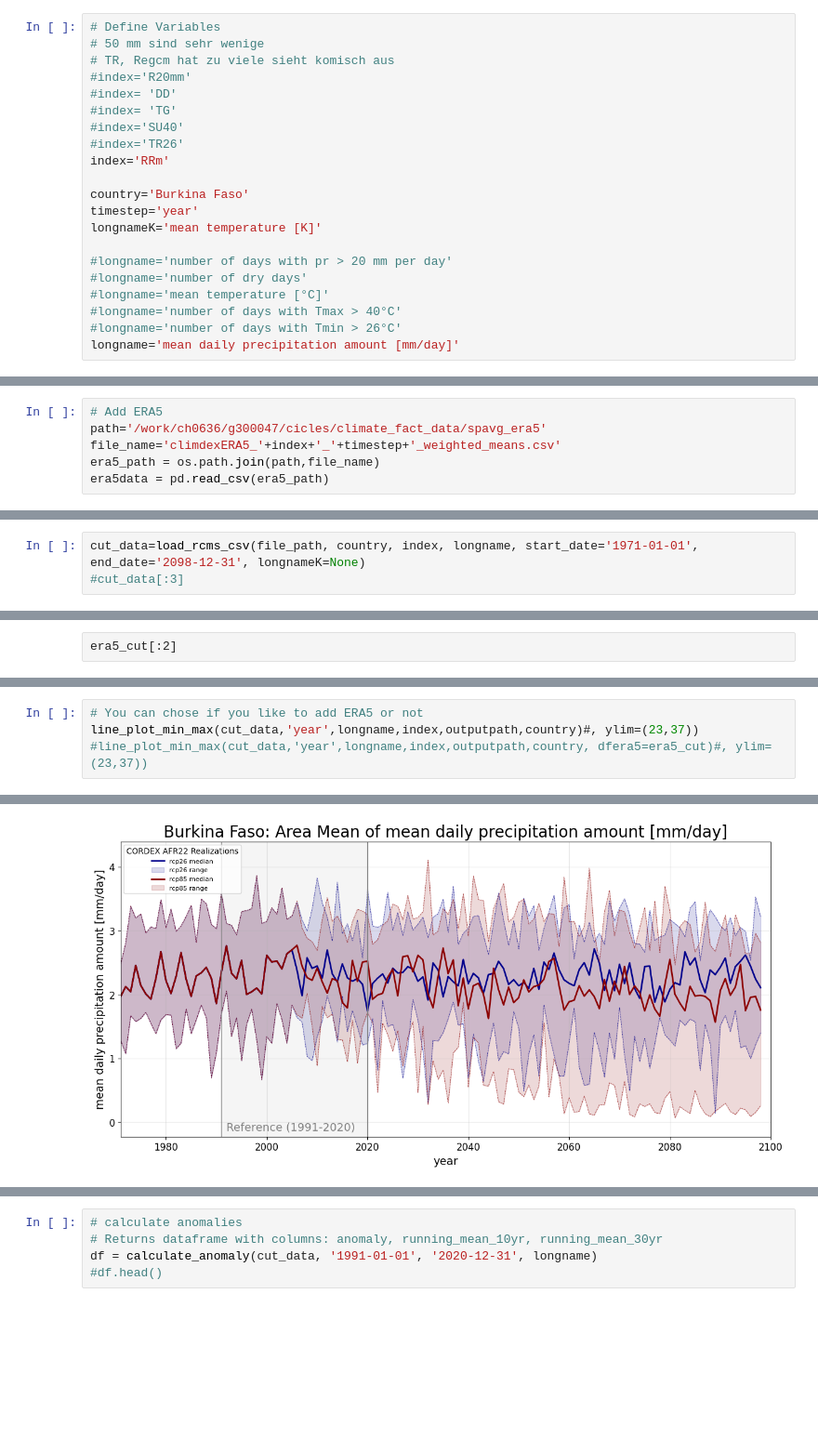
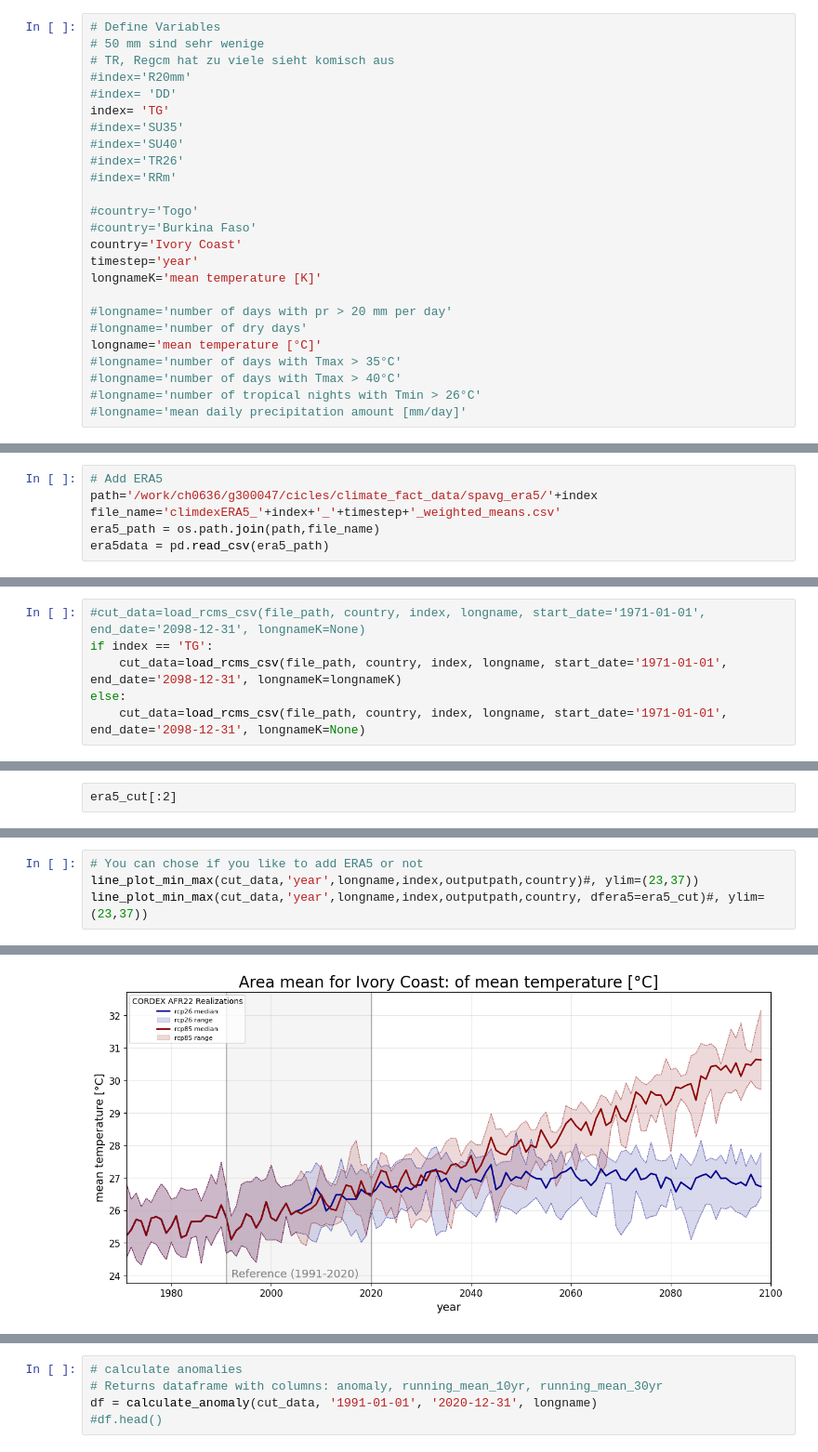
Before and after one commit to KatharinaBuelow/factsheet_africa, a Jupyter notebook: Notebooks/TIMESERIES/timeseries_TG_WASCAL.ipynb, the cells around one changed output, grey strips where cells are left out. Shown at 93% size. Cells and saved outputs as stored; diff of their text form; blank space fills up the shorter version.

```diff
--- a/Notebooks/TIMESERIES/timeseries_TG_WASCAL.ipynb
+++ b/Notebooks/TIMESERIES/timeseries_TG_WASCAL.ipynb
@@ -66,21 +66,25 @@ def select_index(idx: str):
 # TR, Regcm hat zu viele sieht komisch aus
 #index='R20mm'
 #index= 'DD'
-#index= 'TG'
+index= 'TG'
+#index='SU35'
 #index='SU40'
 #index='TR26'
-index='RRm'
+#index='RRm'
 
-country='Burkina Faso'
+#country='Togo'
+#country='Burkina Faso'
+country='Ivory Coast'
 timestep='year'
 longnameK='mean temperature [K]'
 
 #longname='number of days with pr > 20 mm per day'
 #longname='number of dry days'
-#longname='mean temperature [°C]'
+longname='mean temperature [°C]'
+#longname='number of days with Tmax > 35°C'
 #longname='number of days with Tmax > 40°C'
-#longname='number of days with Tmin > 26°C'
-longname='mean daily precipitation amount [mm/day]'
+#longname='number of tropical nights with Tmin > 26°C'
+#longname='mean daily precipitation amount [mm/day]'
 # %%
 # Load the CSV file
 path='/work/ch0636/g300047/cicles/climate_fact_data/spavg_afr22/'+index
@@ -89,7 +93,7 @@ file_path = os.path.join(path,file_name)
 data = pd.read_csv(file_path)
 # %%
 # Add ERA5
-path='/work/ch0636/g300047/cicles/climate_fact_data/spavg_era5'
+path='/work/ch0636/g300047/cicles/climate_fact_data/spavg_era5/'+index
 file_name='climdexERA5_'+index+'_'+timestep+'_weighted_means.csv'
 era5_path = os.path.join(path,file_name)
 era5data = pd.read_csv(era5_path)
@@ -103,5 +107,8 @@ outputpath='/work/ch0636/g300047/cicles/factsheet_africa/PLOTS/AFR22_timeseries'
 if not os.path.exists(outputpath):
     os.makedirs(outputpath)
 # %%
-cut_data=load_rcms_csv(file_path, country, index, longname, start_date='1971-01-01', end_date='2098-12-31', longnameK=None)
-#cut_data[:3]
+#cut_data=load_rcms_csv(file_path, country, index, longname, start_date='1971-01-01', end_date='2098-12-31', longnameK=None)
+if index == 'TG':
+    cut_data=load_rcms_csv(file_path, country, index, longname, start_date='1971-01-01', end_date='2098-12-31', longnameK=longnameK)
+else:
+    cut_data=load_rcms_csv(file_path, country, index, longname, start_date='1971-01-01', end_date='2098-12-31', longnameK=None)
@@ -136,5 +141,5 @@ Text(0, 0.5, 'mean daily precipitation amount [mm/day]')
 # %%
 # You can chose if you like to add ERA5 or not
 line_plot_min_max(cut_data,'year',longname,index,outputpath,country)#, ylim=(23,37))
-#line_plot_min_max(cut_data,'year',longname,index,outputpath,country, dfera5=era5_cut)#, ylim=(23,37))
+line_plot_min_max(cut_data,'year',longname,index,outputpath,country, dfera5=era5_cut)#, ylim=(23,37))
 # %% [output]
@@ -145 +150 @@ Saved plot to:  /work/ch0636/g300047/cicles/factsheet_africa/PLOTS/AFR22_timeser
-[figure, old version]
+[figure, new version]
```
Also changed, not shown: parts of 8 cells of this notebook, 10 other files.
